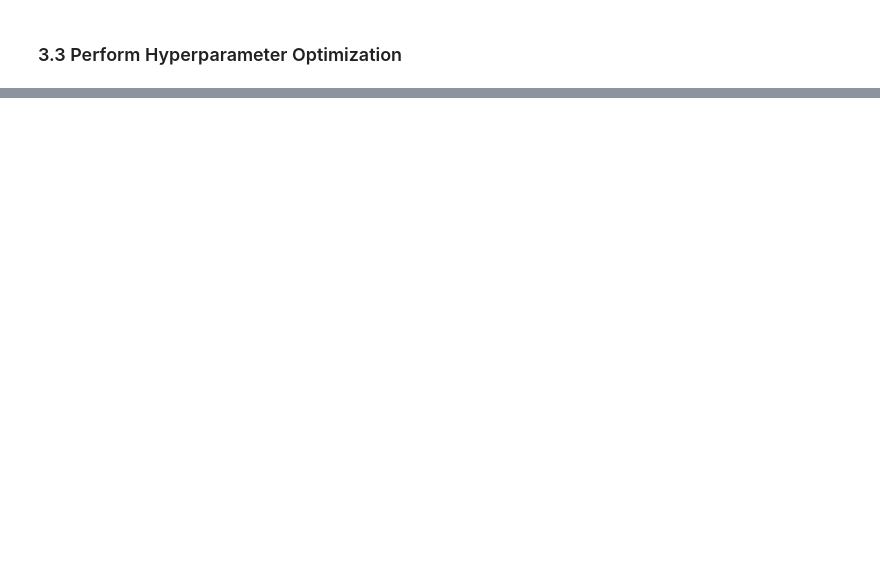
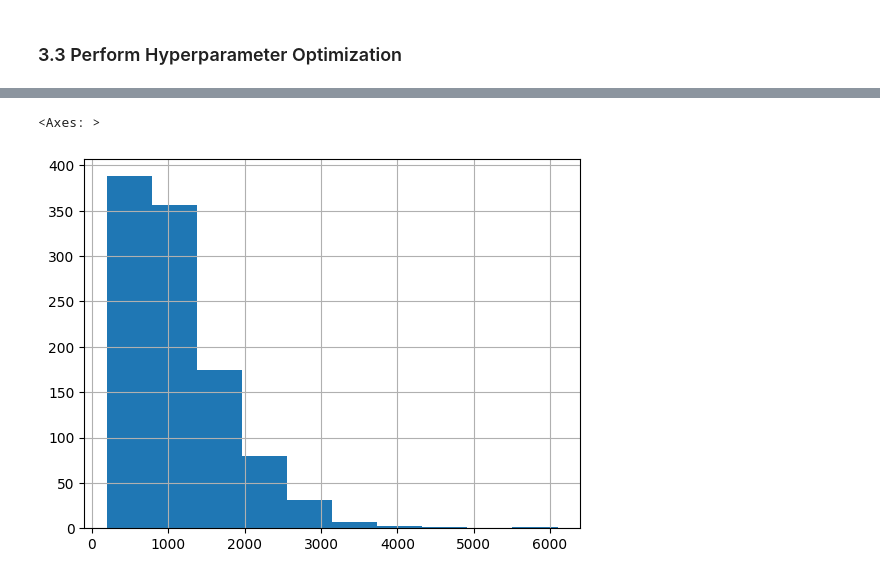
Before and after one commit to micheldearaujo/laptop-price-predictor, a Jupyter notebook: notebooks/3-modeling.ipynb, the cells around one changed output, grey strips where cells are left out. Saved outputs shown, nothing was run; the diff lists cells and outputs as text; code cells hidden in the pictures; blank space fills up the shorter version.

```diff
--- a/notebooks/3-modeling.ipynb
+++ b/notebooks/3-modeling.ipynb
@@ -302,0 +253,5 @@ plt.show()
+# %%
+y_train.hist()
+# %% [output]
+<Axes: >
+[figure, added]
```
Also changed, not shown: parts of 23 cells of this notebook.
